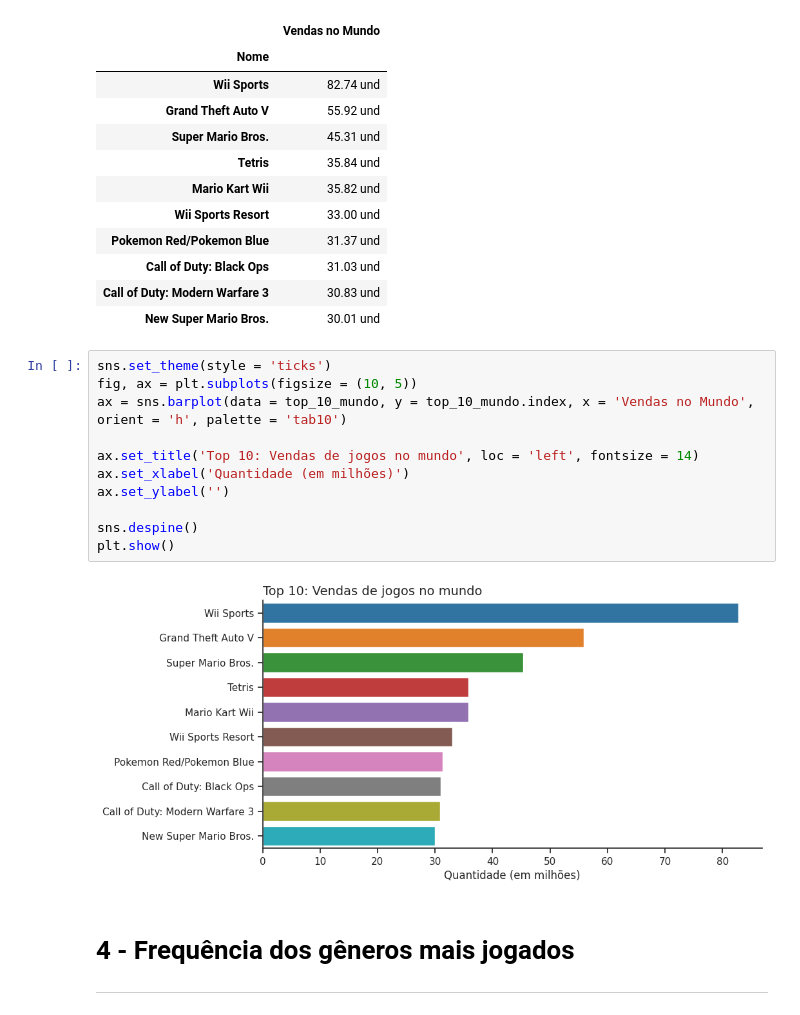
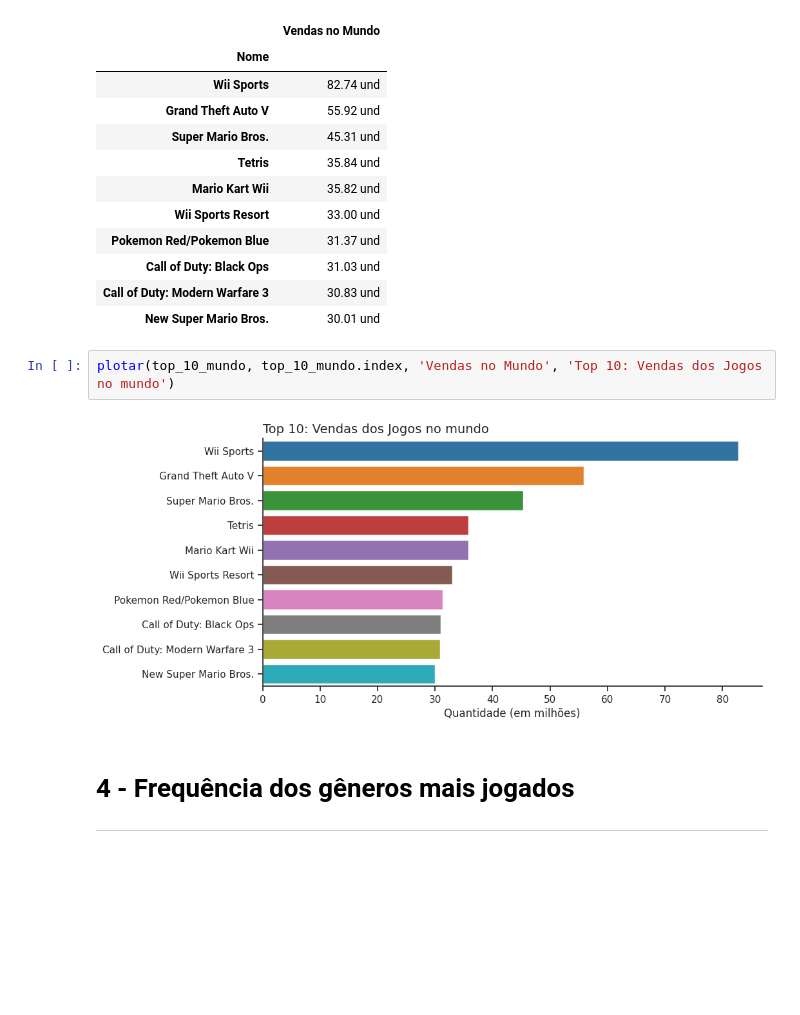
Before and after one commit to JoseNormando/Projeto_Analise_Vendas_Jogos, a Jupyter notebook: Análise_Vendas_Jogos.ipynb, the cells around one changed output. Saved outputs shown, nothing was run; the diff lists cells and outputs as text; blank space fills up the shorter version.

```diff
--- a/Análise_Vendas_Jogos.ipynb
+++ b/Análise_Vendas_Jogos.ipynb
@@ -545,19 +529,10 @@ estilo_md.set_table_styles({
 | Call of Duty: Black Ops | 31.03 und |
 | Call of Duty: Modern Warfare 3 | 30.83 und |
 | New Super Mario Bros. | 30.01 und |
-# %%
-sns.set_theme(style = 'ticks')
-fig, ax = plt.subplots(figsize = (10, 5))
-ax = sns.barplot(data = top_10_mundo, y = top_10_mundo.index, x = 'Vendas no Mundo', orient = 'h', palette = 'tab10')
-
-ax.set_title('Top 10: Vendas de jogos no mundo', loc = 'left', fontsize = 14)
-ax.set_xlabel('Quantidade (em milhões)')
-ax.set_ylabel('')
-
-sns.despine()
-plt.show()
-# %% [output]
-[figure, removed]
+# %%
+plotar(top_10_mundo, top_10_mundo.index, 'Vendas no Mundo', 'Top 10: Vendas dos Jogos no mundo')
+# %% [output]
+[figure, added]
 # %% [markdown]
 # 4 - Frequência dos gêneros mais jogados
 ***
```
Also changed, not shown: parts of 7 cells of this notebook.
